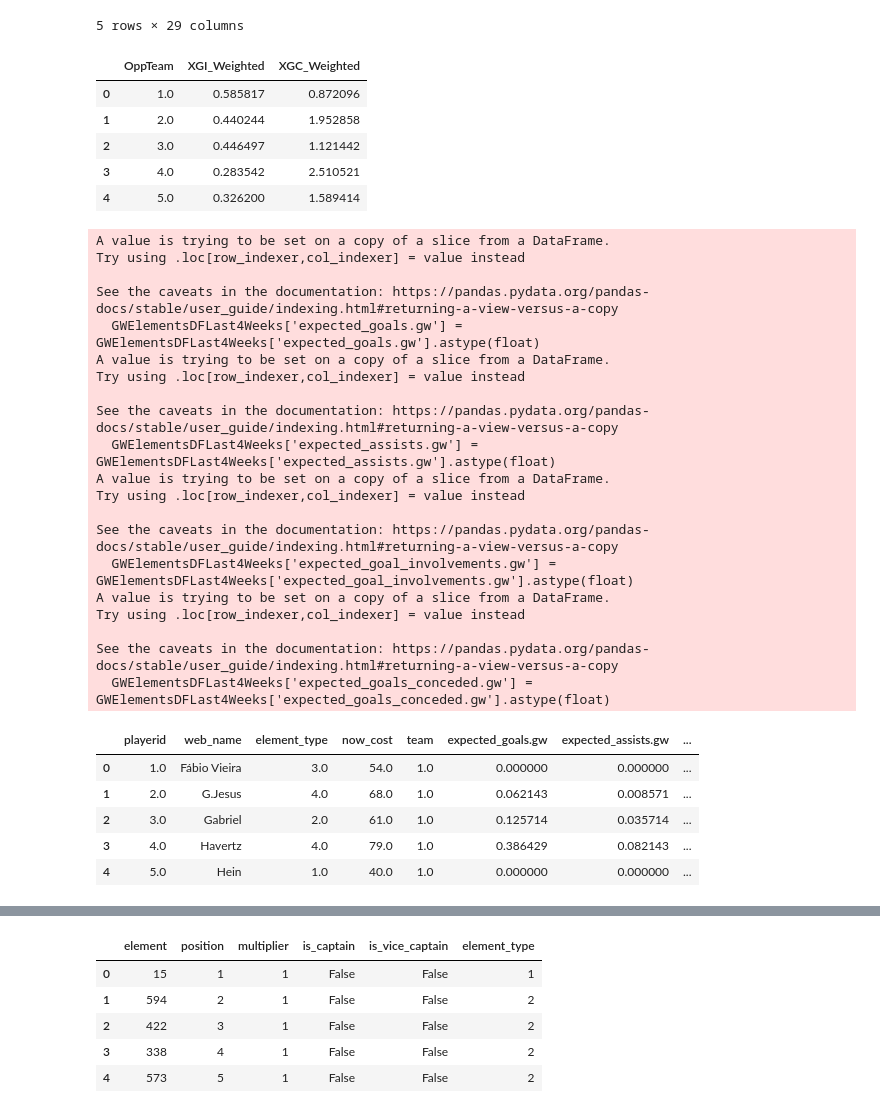
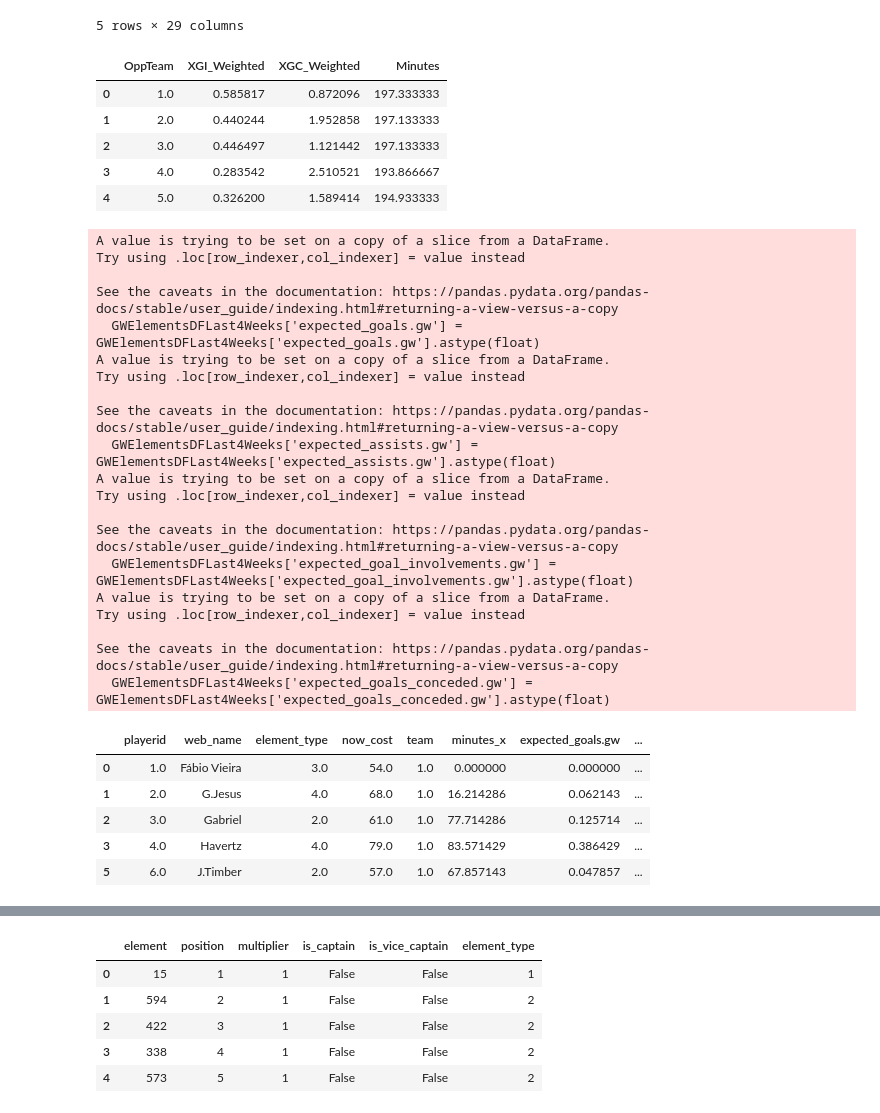
Before and after one commit to Jdale486/FPL, a Jupyter notebook: FPL_API_Optimisation.ipynb, the cells around one changed output, grey strips where cells are left out. Cells and saved outputs as stored; diff of their text form; code cells hidden in the pictures.

Commit message:
Removed Defenders with under 60 minutes

```diff
--- a/FPL_API_Optimisation.ipynb
+++ b/FPL_API_Optimisation.ipynb
@@ -190,42 +190,53 @@ Elements_Dim2['XGI_Weighted'] = Elements_Dim2['expected_goal_involvements.gw'].a
 # %%
 ###Filtered to only include the previous 4 weeks' data before it is grouped to return total sum for each team
 
 Elements_Dim2Filtered = Elements_Dim2[Elements_Dim2['event']>PrevWeek-4]
 
 Elements_Dim2Grouped1 = Elements_Dim2Filtered.groupby(['OppTeam', 'event']).agg(
     XGI_Weighted=('XGI_Weighted', 'sum'),
-    XGC_Weighted=('XGC_Weighted', 'max')
+    XGC_Weighted=('XGC_Weighted', 'max'),
+    Minutes=('minutes_x', 'sum')
 ).reset_index()
+
+
 
 ##Average of the above taken for each team
 Elements_Dim2Grouped2 = Elements_Dim2Grouped1.groupby(['OppTeam']).agg(
     XGI_Weighted=('XGI_Weighted', 'mean'),
-    XGC_Weighted=('XGC_Weighted', 'mean')
+    XGC_Weighted=('XGC_Weighted', 'mean'),
+    Minutes=('Minutes', 'mean')
 ).reset_index()
 
 
 
 Elements_Dim2Grouped2.head()
 # %% [output]
-|  | OppTeam | XGI_Weighted | XGC_Weighted |
-| 0 | 1.0 | 0.585817 | 0.872096 |
-| 1 | 2.0 | 0.440244 | 1.952858 |
-| 2 | 3.0 | 0.446497 | 1.121442 |
-| 3 | 4.0 | 0.283542 | 2.510521 |
-| 4 | 5.0 | 0.326200 | 1.589414 |
+|  | OppTeam | XGI_Weighted | XGC_Weighted | Minutes |
+| 0 | 1.0 | 0.585817 | 0.872096 | 197.333333 |
+| 1 | 2.0 | 0.440244 | 1.952858 | 197.133333 |
+| 2 | 3.0 | 0.446497 | 1.121442 | 197.133333 |
+| 3 | 4.0 | 0.283542 | 2.510521 | 193.866667 |
+| 4 | 5.0 | 0.326200 | 1.589414 | 194.933333 |
 # %%
 ##Previous 4 Gameweeks this dataframe is returning the averages for the selected players
 Elements_Dim1 = Elements_Dim1[Elements_Dim1['event']<UpcomingWeek]
 
 GWElementsDFLast4Weeks = Elements_Dim1[Elements_Dim1['event']>UpcomingWeek-NoWeeks-1]
-GWElementsDFLast4Weeks = Elements_Dim1[['playerid','web_name','element_type','team','now_cost','expected_goals.gw','expected_assists.gw','expected_goal_involvements.gw','expected_goals_conceded.gw']]
+GWElementsDFLast4Weeks = Elements_Dim1[['minutes_x','playerid','web_name','element_type','team','now_cost','expected_goals.gw','expected_assists.gw','expected_goal_involvements.gw','expected_goals_conceded.gw']]
 
 GWElementsDFLast4Weeks['expected_goals.gw'] = GWElementsDFLast4Weeks['expected_goals.gw'].astype(float)
 GWElementsDFLast4Weeks['expected_assists.gw'] = GWElementsDFLast4Weeks['expected_assists.gw'].astype(float)
 GWElementsDFLast4Weeks['expected_goal_involvements.gw'] = GWElementsDFLast4Weeks['expected_goal_involvements.gw'].astype(float)
 GWElementsDFLast4Weeks['expected_goals_conceded.gw'] = GWElementsDFLast4Weeks['expected_goals_conceded.gw'].astype(float)
-grouped_dfLast4Weeks = GWElementsDFLast4Weeks.groupby(['playerid','web_name','element_type','now_cost','team'], as_index=False)[['expected_goals.gw','expected_assists.gw','expected_goal_involvements.gw','expected_goals_conceded.gw']].mean(numeric_only=True)
 
+GWElementsDFLast4Weeks = GWElementsDFLast4Weeks.groupby(['playerid','web_name','element_type','now_cost','team'], as_index=False)[['minutes_x','expected_goals.gw','expected_assists.gw','expected_goal_involvements.gw','expected_goals_conceded.gw']].mean(numeric_only=True)
+
+GWElementsDFLast4Weeks['ExcludeDef'] = GWElementsDFLast4Weeks.apply(
+    lambda row: 'Y' if (row['element_type'] == 1 or row['element_type'] == 2) and row['minutes_x']< 59 else 'N',
+    axis=1
+)
+
+grouped_dfLast4Weeks=GWElementsDFLast4Weeks[GWElementsDFLast4Weeks['ExcludeDef']!='Y']
 grouped_dfLast4Weeks.head()
 # %% [output]
 A value is trying to be set on a copy of a slice from a DataFrame.
@@ -248,12 +259,12 @@ Try using .loc[row_indexer,col_indexer] = value instead
 
 See the caveats in the documentation: https://pandas.pydata.org/pandas-docs/stable/user_guide/indexing.html#returning-a-view-versus-a-copy
   GWElementsDFLast4Weeks['expected_goals_conceded.gw'] = GWElementsDFLast4Weeks['expected_goals_conceded.gw'].astype(float)
-|  | playerid | web_name | element_type | now_cost | team | expected_goals.gw | expected_assists.gw | ... |
+|  | playerid | web_name | element_type | now_cost | team | minutes_x | expected_goals.gw | ... |
 | 0 | 1.0 | Fábio Vieira | 3.0 | 54.0 | 1.0 | 0.000000 | 0.000000 | ... |
-| 1 | 2.0 | G.Jesus | 4.0 | 68.0 | 1.0 | 0.062143 | 0.008571 | ... |
-| 2 | 3.0 | Gabriel | 2.0 | 61.0 | 1.0 | 0.125714 | 0.035714 | ... |
-| 3 | 4.0 | Havertz | 4.0 | 79.0 | 1.0 | 0.386429 | 0.082143 | ... |
-| 4 | 5.0 | Hein | 1.0 | 40.0 | 1.0 | 0.000000 | 0.000000 | ... |
+| 1 | 2.0 | G.Jesus | 4.0 | 68.0 | 1.0 | 16.214286 | 0.062143 | ... |
+| 2 | 3.0 | Gabriel | 2.0 | 61.0 | 1.0 | 77.714286 | 0.125714 | ... |
+| 3 | 4.0 | Havertz | 4.0 | 79.0 | 1.0 | 83.571429 | 0.386429 | ... |
+| 5 | 6.0 | J.Timber | 2.0 | 57.0 | 1.0 | 67.857143 | 0.047857 | ... |
 # %%
 ### Returns combinations of historic XG stats from players multiplied by historic opposition team performance
 
```
Also changed, not shown: parts of 20 cells of this notebook, 8 other files.
